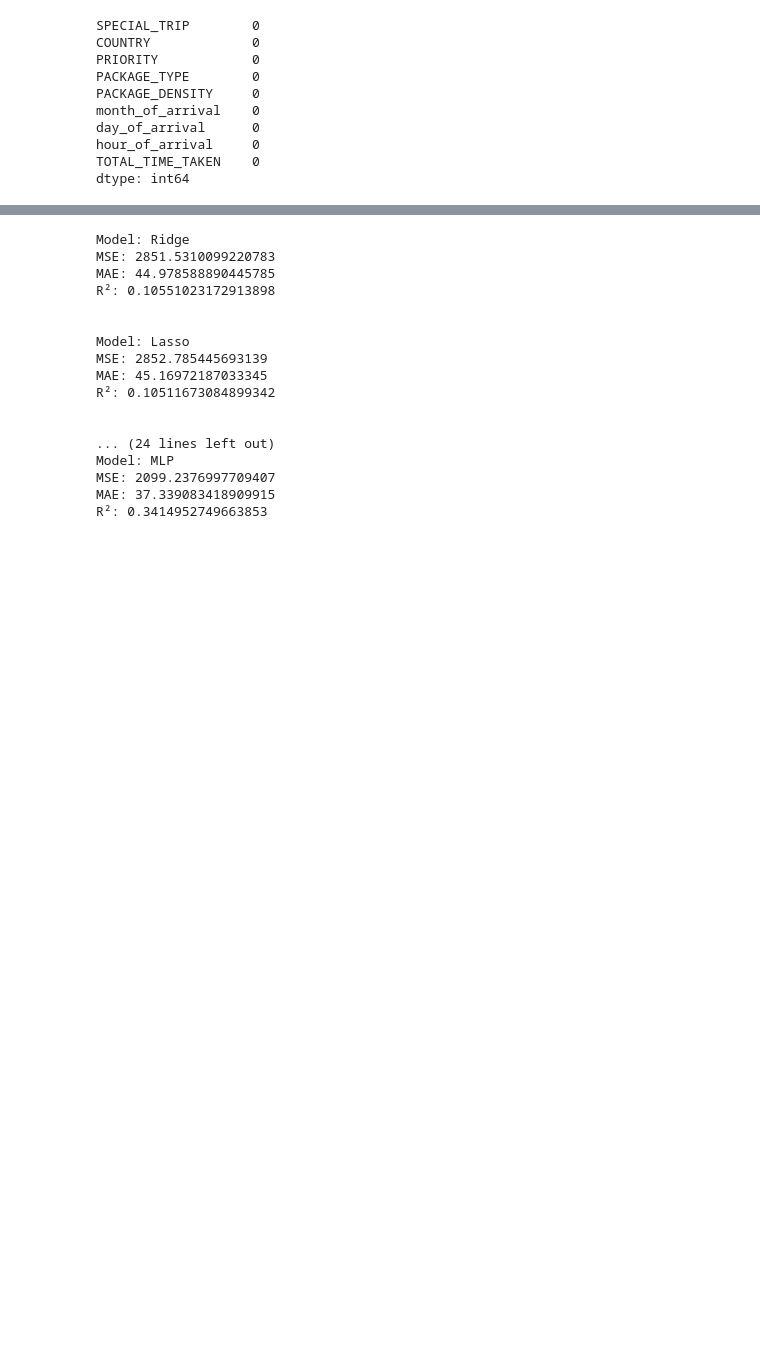
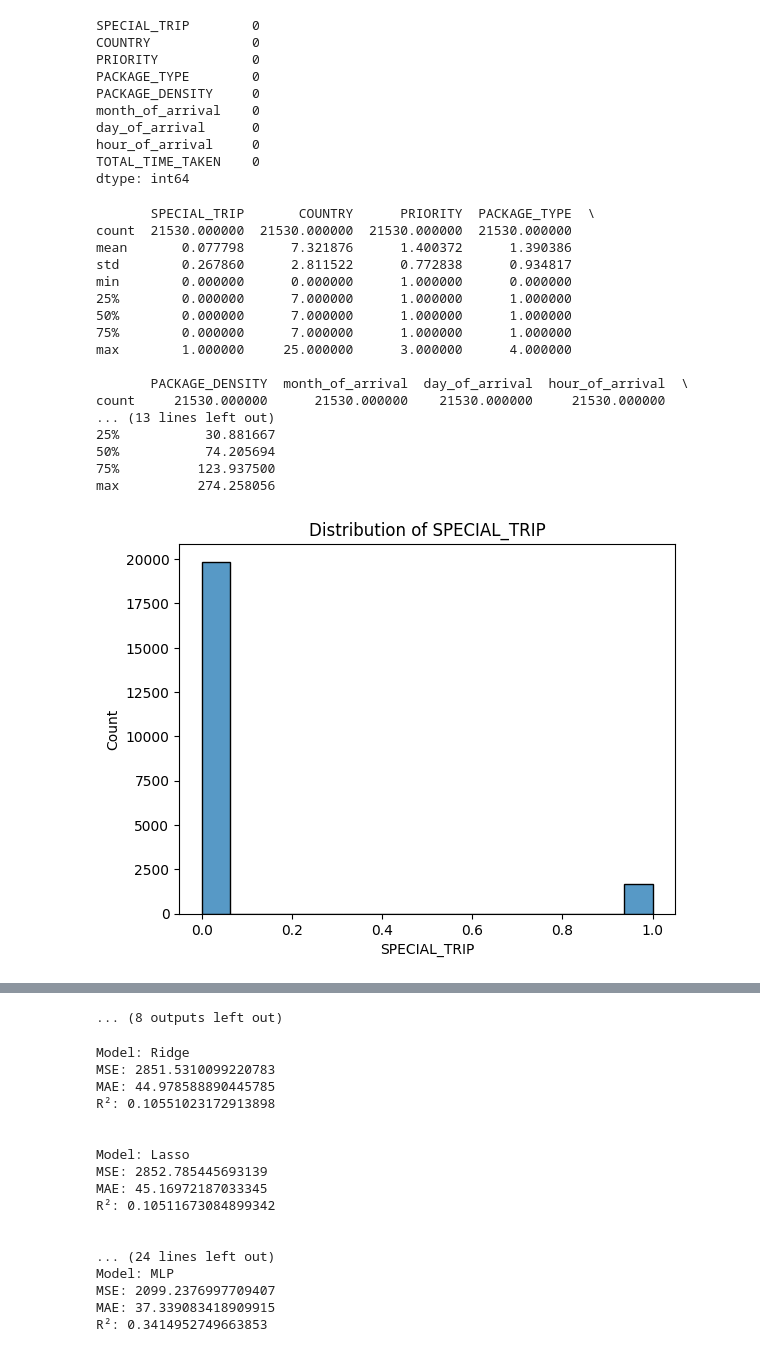
Before and after one commit to rehmansabeeh/Data_Science_Project_Group_5, a Jupyter notebook: notebooks/Project_solution.ipynb, the cells around one changed output, grey strips where cells are left out. Cells and saved outputs as stored; diff of their text form; code cells hidden in the pictures; blank space fills up the shorter version.

```diff
--- a/notebooks/Project_solution.ipynb
+++ b/notebooks/Project_solution.ipynb
@@ -46,3 +48,43 @@ day_of_arrival      0
 hour_of_arrival     0
 TOTAL_TIME_TAKEN    0
 dtype: int64
+# %%
+print(df_merged.describe())
+
+
+for col in df_merged.columns:
+    sns.histplot(df_merged[col])
+    plt.title(f"Distribution of {col}")
+    plt.show()
+
+# Box plots for numerical columns
+for col in df_merged.columns:
+    sns.boxplot(x=df_merged[col])
+    plt.title(f"Box plot of {col}")
+    plt.show()
+
+
+# Correlation matrix
+plt.figure(figsize=(14, 10))
+corr_matrix = df_merged.corr()
+sns.heatmap(corr_matrix, annot=True)
+plt.show()
+# %% [output]
+       SPECIAL_TRIP       COUNTRY      PRIORITY  PACKAGE_TYPE  \
+count  21530.000000  21530.000000  21530.000000  21530.000000
+mean       0.077798      7.321876      1.400372      1.390386
+std        0.267860      2.811522      0.772838      0.934817
+min        0.000000      0.000000      1.000000      0.000000
+25%        0.000000      7.000000      1.000000      1.000000
+50%        0.000000      7.000000      1.000000      1.000000
+75%        0.000000      7.000000      1.000000      1.000000
+max        1.000000     25.000000      3.000000      4.000000
+
+       PACKAGE_DENSITY  month_of_arrival  day_of_arrival  hour_of_arrival  \
+count     21530.000000      21530.000000    21530.000000     21530.000000
+... (13 lines left out)
+25%           30.881667
+50%           74.205694
+75%          123.937500
+max          274.258056
+[figure, added]
@@ -49,3 +101,4 @@ dtype: int64
+... (8 outputs left out)
 # %%
 mean_Data = pd.read_excel("../data/mean_processing_time.xlsx")
 # %%
```
Also changed, not shown: parts of 2 cells of this notebook, 1 other file.
